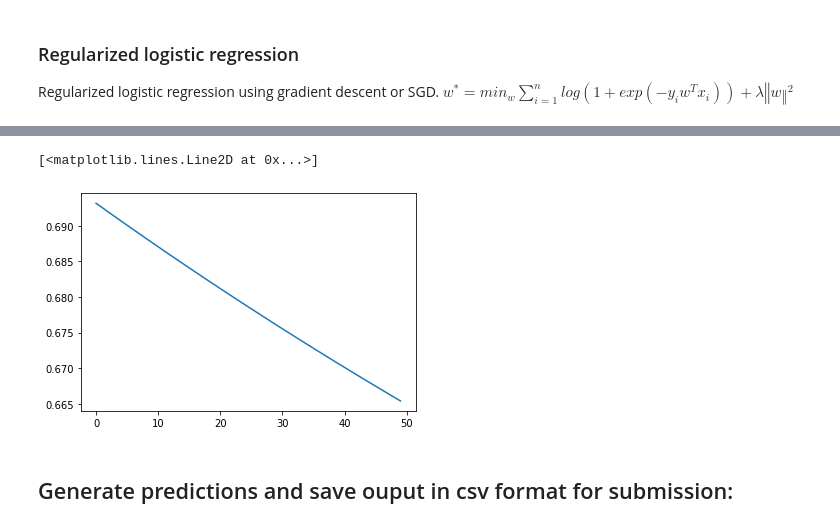
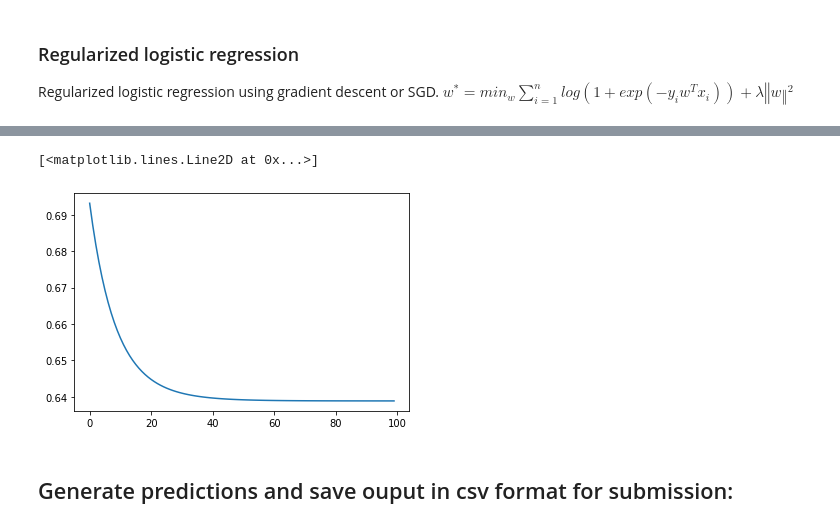
Before and after one commit to Dreyvor/ML_Project_1, a Jupyter notebook: source/project_1.ipynb, the cells around one changed output, grey strips where cells are left out. Saved outputs shown, nothing was run; the diff lists cells and outputs as text; code cells hidden in the pictures.

```diff
--- a/source/project_1.ipynb
+++ b/source/project_1.ipynb
@@ -310,10 +322,10 @@ Logistic regression gradient Descent(40/49): loss=0.6701039757253382
 Regularized logistic regression using gradient descent or SGD. $ w^* = min_w \sum_{i=1}^n log(1+exp(-y_i w^T x_i)) +\lambda ‖w‖^2$
 # %%
 initial_w = np.zeros(tX_std.shape[1])
-max_iters = 50
-lr = 0.001
-lambda_ = 0.2
-w_lr, losses_lr, final_loss_lr = train(tX, y, initial_w, lr, max_iters,
+max_iters = 100
+lr = 0.01
+lambda_ = 1000000
+w_lr_reg, losses_lr_reg, final_loss_lr_reg = train(tX, y, initial_w, lr, max_iters,
                                        lambda_)
-plt.plot(losses_lr)
+plt.plot(losses_lr_reg)
 # %% [output]
@@ -325,5 +342,5 @@ Logistic regression gradient Descent(40/49): loss=0.6701039764353987
 [<matplotlib.lines.Line2D at 0x...>]
-[figure, old version]
+[figure, new version]
 # %% [markdown]
 ## Generate predictions and save ouput in csv format for submission:
 # %%
```
Also changed, not shown: parts of 6 cells of this notebook, 1 other file.
